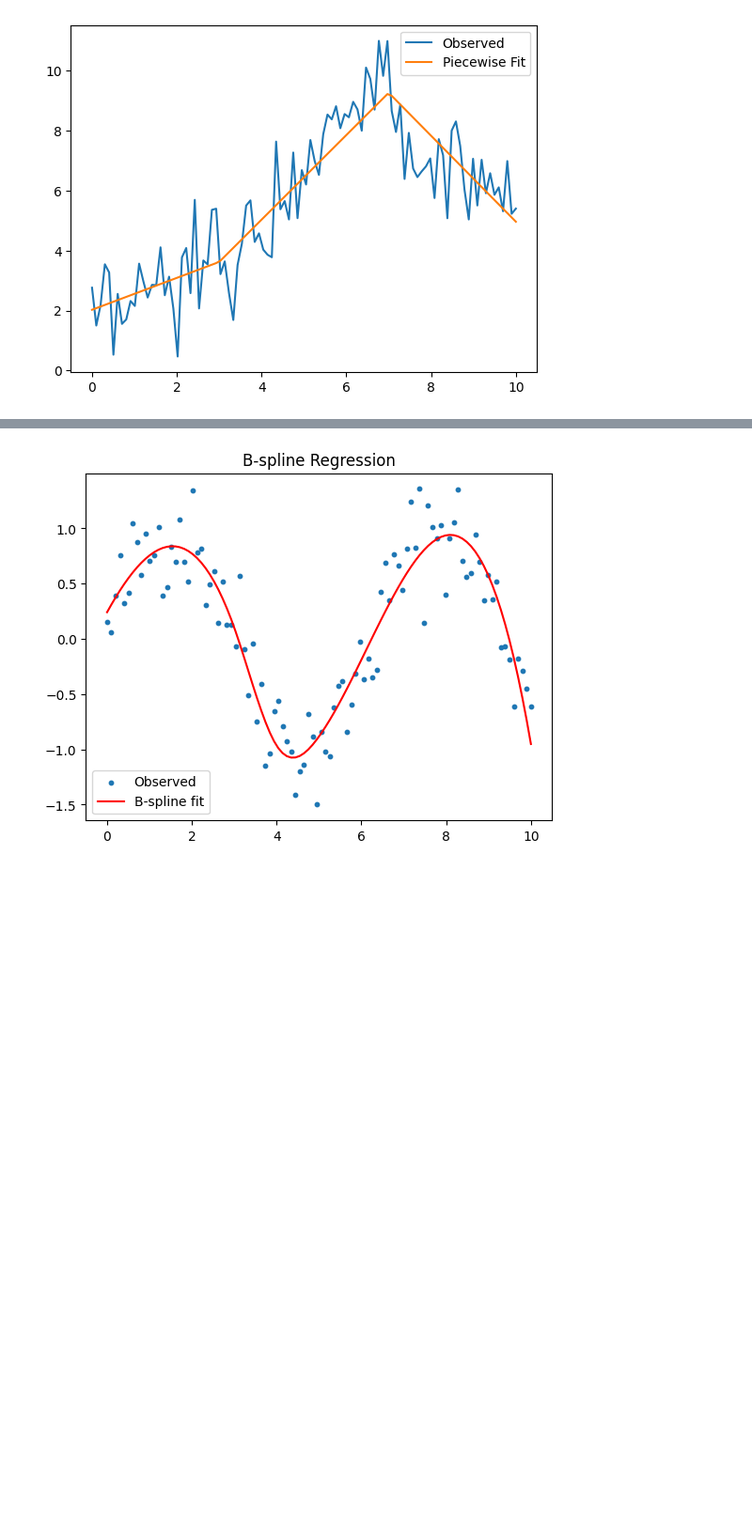
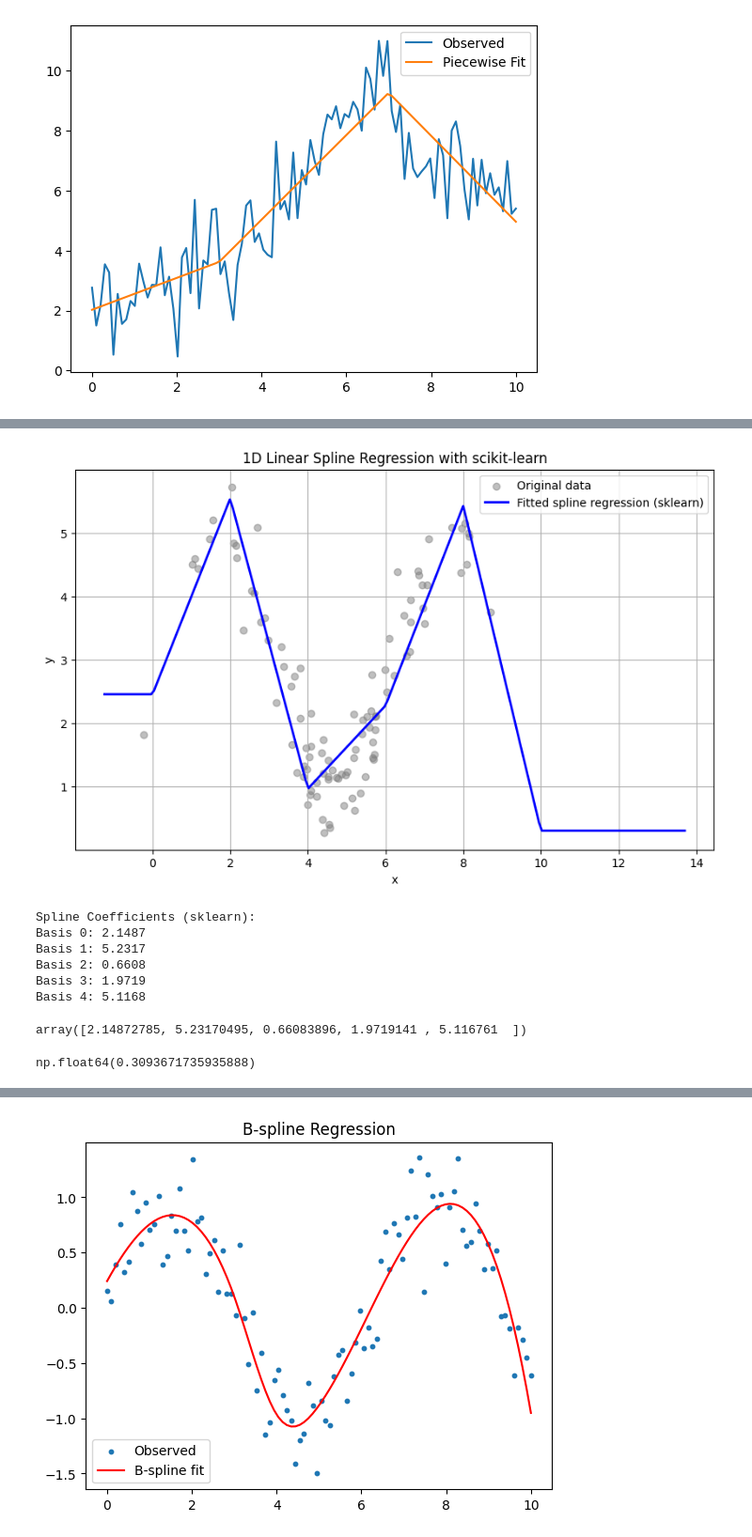
Before and after one commit to YimingZhang07/quantbullet, a Jupyter notebook: docs/research/constrained-ols.ipynb, the cells around one changed output, grey strips where cells are left out. Shown at 94% size. Cells and saved outputs as stored; diff of their text form; code cells hidden in the pictures; blank space fills up the shorter version.

```diff
--- a/docs/research/constrained-ols.ipynb
+++ b/docs/research/constrained-ols.ipynb
@@ -192,0 +251,48 @@ plt.show()
+# %%
+import numpy as np
+import matplotlib.pyplot as plt
+from sklearn.preprocessing import SplineTransformer
+from sklearn.linear_model import LinearRegression
+from sklearn.pipeline import make_pipeline
+
+# 1. Generate random data
+np.random.seed(42)
+n_samples = 100
+x = np.sort(np.random.normal(loc=5, scale=2, size=n_samples)).reshape(-1, 1)
+y = 3 + 2 * np.sin(x).ravel() + np.random.normal(scale=0.5, size=n_samples)
+
+# 2. Create SplineTransformer + LinearRegression pipeline
+spline = SplineTransformer(degree=1, knots = np.array([0, 2, 4, 6, 8, 10]).reshape(-1, 1), include_bias=False, extrapolation='constant')
+model = make_pipeline(spline, LinearRegression())
+
+# 3. Fit the model
+model.fit(x, y)
+
+# 4. Generate uniform new x for prediction
+x_new = np.linspace(x.min() - 1, x.max() + 5, 200).reshape(-1, 1)
+y_pred = model.predict(x_new)
+
+# 5. Plot
+plt.figure(figsize=(10, 6))
+plt.scatter(x, y, color='gray', alpha=0.5, label="Original data")
+plt.plot(x_new, y_pred, color='blue', lw=2, label="Fitted spline regression (sklearn)")
+plt.title("1D Linear Spline Regression with scikit-learn")
+plt.xlabel("x")
+plt.ylabel("y")
+plt.legend()
+plt.grid(True)
+plt.show()
+
+# 6. Show coefficients
+coefs = model.named_steps['linearregression'].coef_
+print("Spline Coefficients (sklearn):")
+for i, coef in enumerate(coefs):
+    print(f"Basis {i}: {coef:.4f}")
+# %% [output]
+[figure, added]
+Spline Coefficients (sklearn):
+Basis 0: 2.1487
+Basis 1: 5.2317
+Basis 2: 0.6608
+Basis 3: 1.9719
+Basis 4: 5.1168
@@ -192,0 +301,8 @@ plt.show()
+# %%
+model[1].coef_
+# %% [output]
+array([2.14872785, 5.23170495, 0.66083896, 1.9719141 , 5.116761  ])
+# %%
+model[1].intercept_
+# %% [output]
+np.float64(0.3093671735935888)
```
Also changed, not shown: parts of 52 cells of this notebook, 8 other files.
